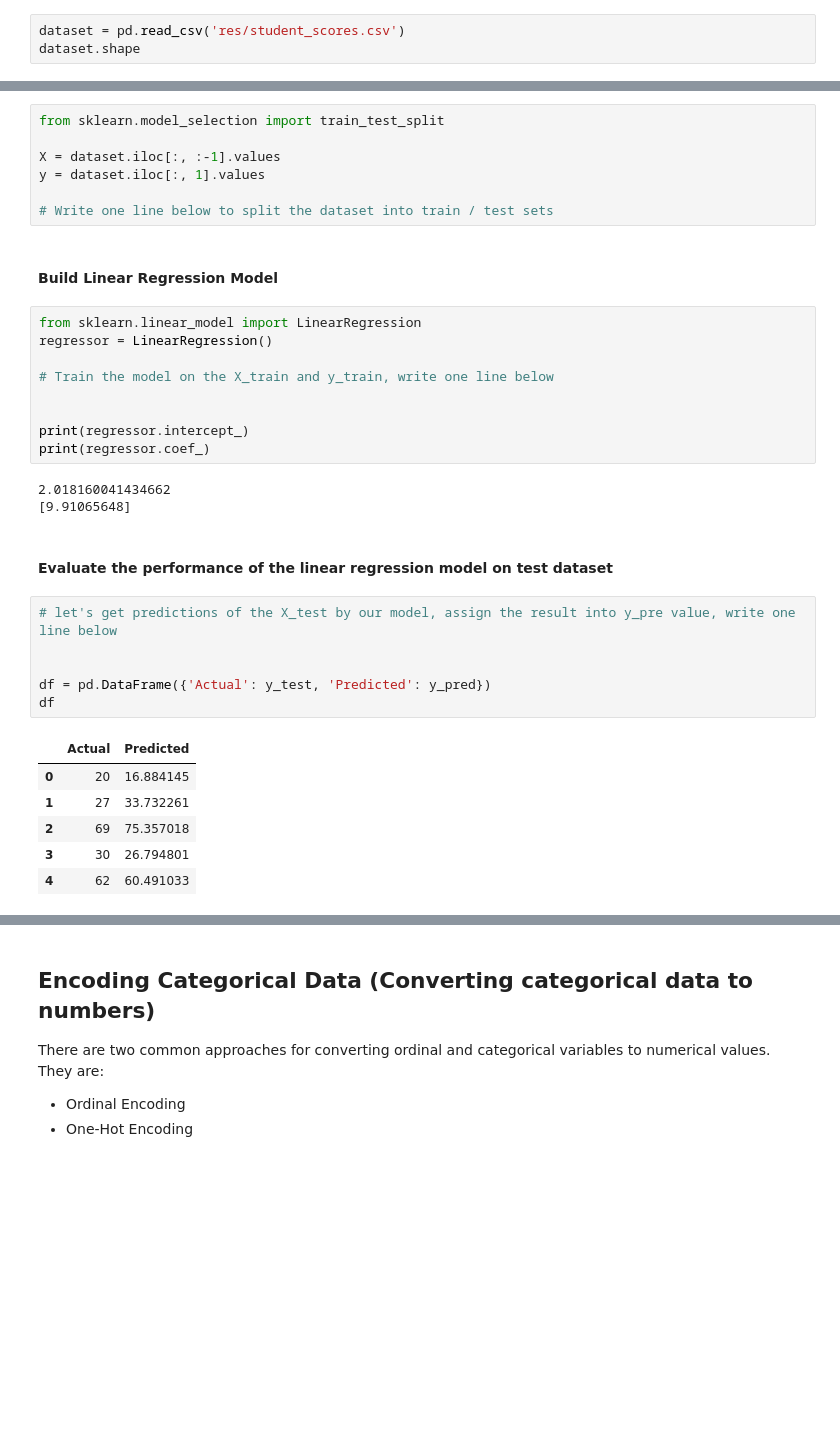
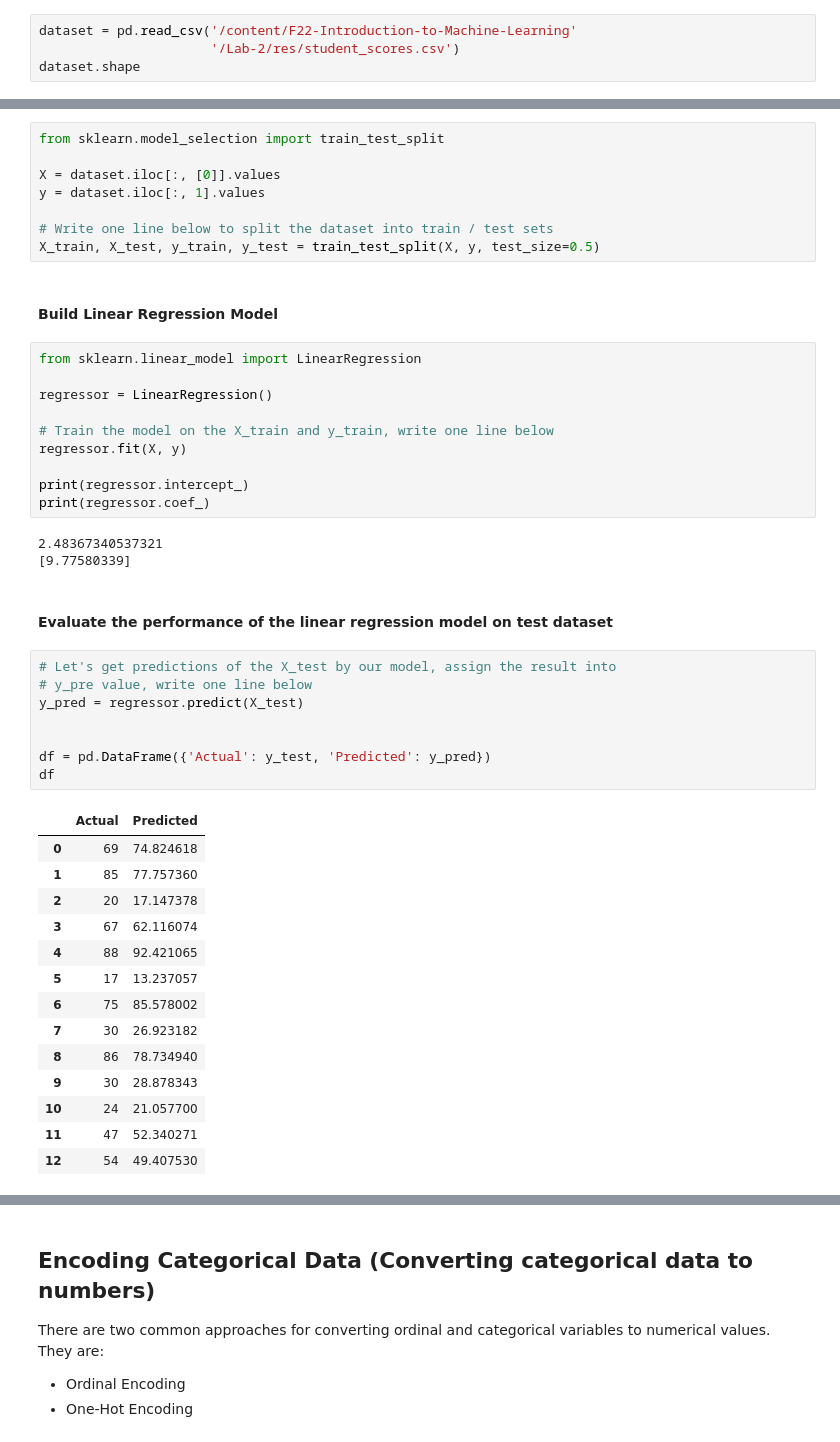
Before and after one commit to FleshRazer/F22-Introduction-to-Machine-Learning, a Jupyter notebook: Lab-2/Lab-2-session.ipynb, the cells around one changed output, grey strips where cells are left out. Saved outputs shown, nothing was run; the diff lists cells and outputs as text; blank space fills up the shorter version.

```diff
--- a/Lab-2/Lab-2-session.ipynb
+++ b/Lab-2/Lab-2-session.ipynb
@@ -41,7 +50,8 @@ import matplotlib.pyplot as plt
 # %% [markdown]
 #### Load data and explore the data
 # %%
-dataset = pd.read_csv('res/student_scores.csv')
+dataset = pd.read_csv('/content/F22-Introduction-to-Machine-Learning'
+                      '/Lab-2/res/student_scores.csv')
 dataset.shape
 # %% [output]
 (25, 2)
@@ -82,39 +92,51 @@ plt.show()
 # %%
 from sklearn.model_selection import train_test_split
 
-X = dataset.iloc[:, :-1].values
+X = dataset.iloc[:, [0]].values
 y = dataset.iloc[:, 1].values
 
 # Write one line below to split the dataset into train / test sets
+X_train, X_test, y_train, y_test = train_test_split(X, y, test_size=0.5)
 # %% [markdown]
 #### Build Linear Regression Model
 # %%
 from sklearn.linear_model import LinearRegression
+
 regressor = LinearRegression()
 
 # Train the model on the X_train and y_train, write one line below
-
+regressor.fit(X, y)
 
 print(regressor.intercept_)
 print(regressor.coef_)
 # %% [output]
-2.018160041434662
-[9.91065648]
+2.48367340537321
+[9.77580339]
 # %% [markdown]
 #### Evaluate the performance of the linear regression model on test dataset
 # %%
-# let's get predictions of the X_test by our model, assign the result into y_pre value, write one line below
+# Let's get predictions of the X_test by our model, assign the result into
+# y_pre value, write one line below
+y_pred = regressor.predict(X_test)
 
 
 df = pd.DataFrame({'Actual': y_test, 'Predicted': y_pred})
 df
 # %% [output]
 |  | Actual | Predicted |
-| 0 | 20 | 16.884145 |
-| 1 | 27 | 33.732261 |
-| 2 | 69 | 75.357018 |
-| 3 | 30 | 26.794801 |
-| 4 | 62 | 60.491033 |
+| 0 | 69 | 74.824618 |
+| 1 | 85 | 77.757360 |
+| 2 | 20 | 17.147378 |
+| 3 | 67 | 62.116074 |
+| 4 | 88 | 92.421065 |
+| 5 | 17 | 13.237057 |
+| 6 | 75 | 85.578002 |
+| 7 | 30 | 26.923182 |
+| 8 | 86 | 78.734940 |
+| 9 | 30 | 28.878343 |
+| 10 | 24 | 21.057700 |
+| 11 | 47 | 52.340271 |
+| 12 | 54 | 49.407530 |
 # %% [markdown]
 Task: Measure the performance of the model using the root mean squared error, mean absolute error and coefficient of determination $R^2$.
 
```
Also changed, not shown: parts of 9 cells of this notebook.
